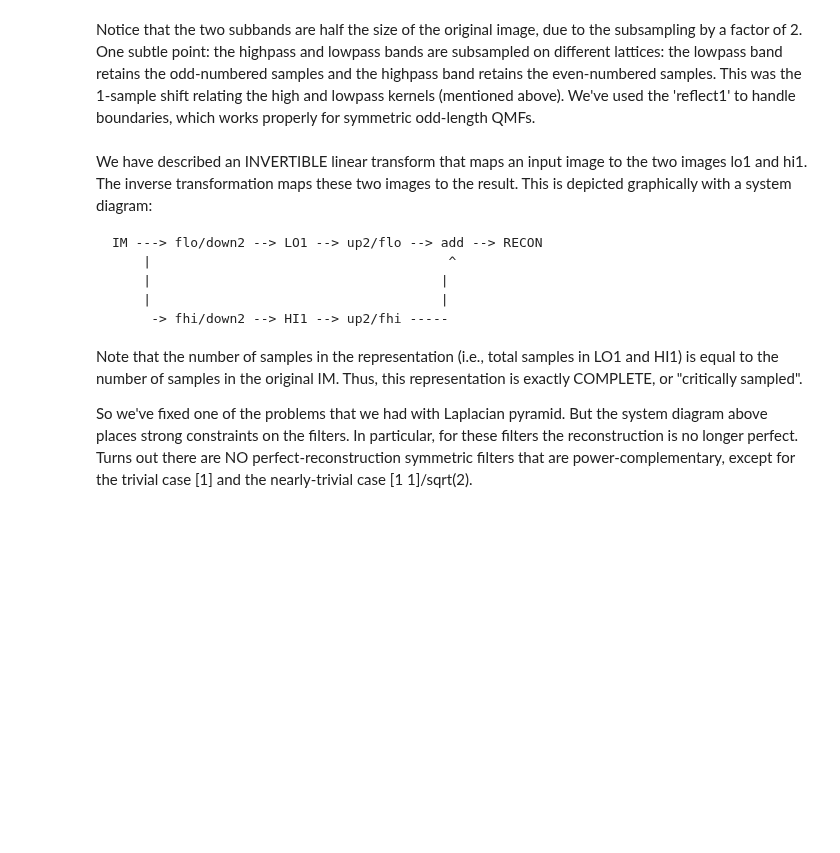
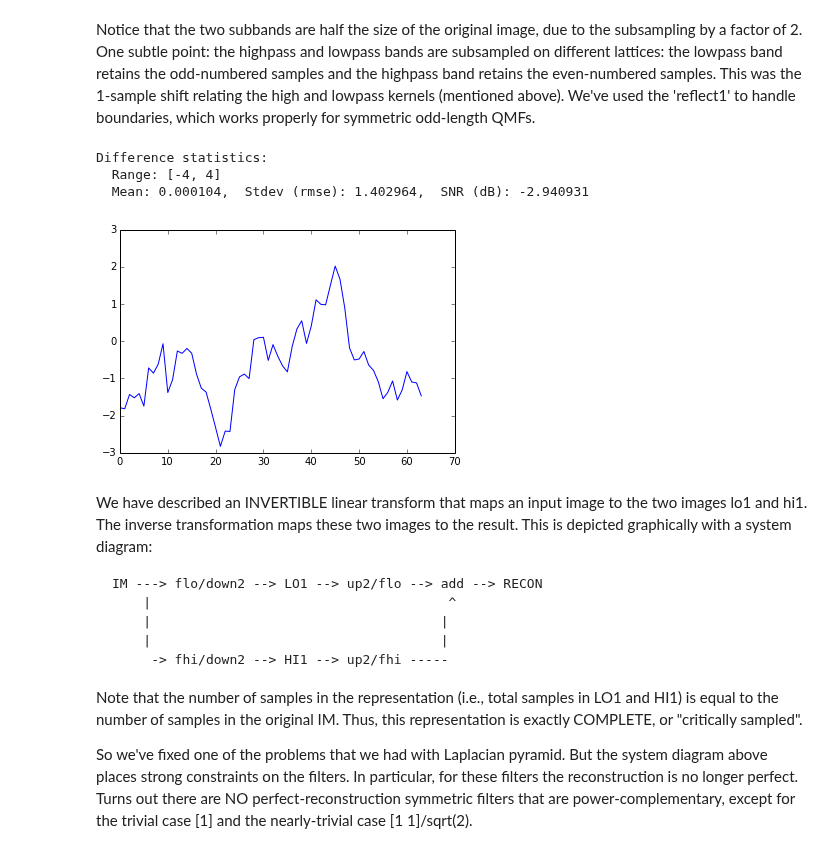
Before and after one commit to LabForComputationalVision/pyrtools, a Jupyter notebook: pyramids.ipynb, the cells around one changed output. Drawn from its saved outputs; the diff is of its cells as text; code cells hidden in the pictures; blank space fills up the shorter version.

```diff
--- a/pyramids.ipynb
+++ b/pyramids.ipynb
@@ -491,10 +501,15 @@ works properly for symmetric odd-length QMFs.
 # %%
 # We can reconstruct the original image by interpolating these two subbands
 # USING THE SAME FILTERS:
 reconlo = ppu.upConv(image = lo1.T, filt = flo, step = (1, 2))
 reconhi = ppu.upConv(image = hi1.T, filt = fhi, step = (1, 2), start = (0, 1))
-plt.plot(reconlo+reconhi)
-ppu.imStats(sig, reconlo+reconhi)
+plt.plot((reconlo+reconhi).T)
+ppu.imStats(sig, (reconlo+reconhi).T)
+# %% [output]
+Difference statistics:
+  Range: [-4, 4]
+  Mean: 0.000104,  Stdev (rmse): 1.402964,  SNR (dB): -2.940931
+[figure, added]
 # %% [markdown]
 We have described an INVERTIBLE linear transform that maps an input
 image to the two images lo1 and hi1.  The inverse transformation
```
Also changed, not shown: parts of 49 cells of this notebook, 3 other files.
